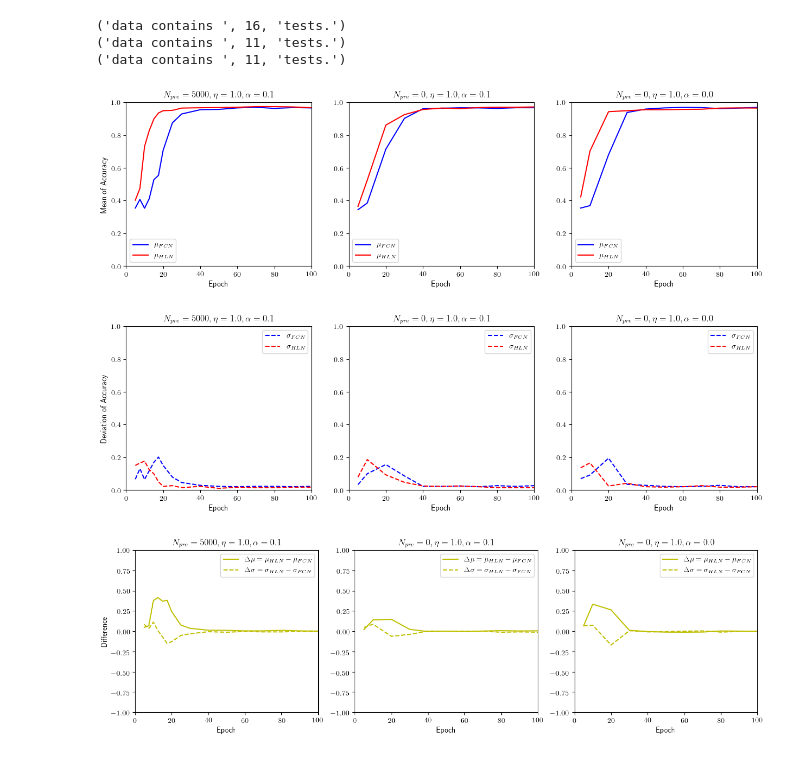
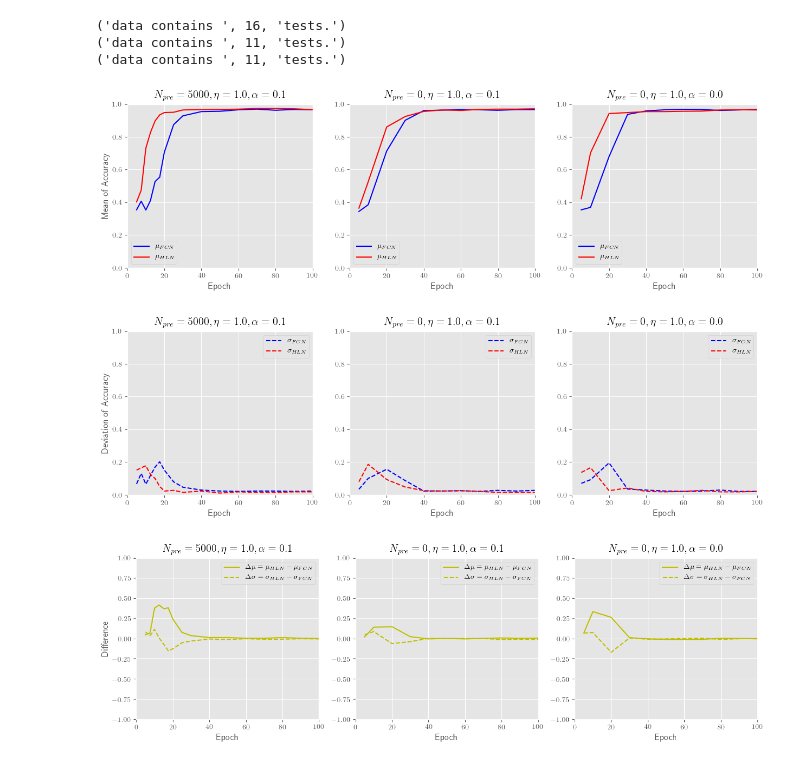
Before and after one commit to hiroki-kyoto/hybrid-learning-net, a Jupyter notebook: Untitled.ipynb, the cells around one changed output. Cells and saved outputs as stored; diff of their text form; code cells hidden in the pictures.

```diff
--- a/Untitled.ipynb
+++ b/Untitled.ipynb
@@ -12,6 +12,7 @@ import matplotlib.pyplot as plt
 import numpy as np
 import sys
 import os
+plt.style.use('ggplot')
 
 fp = [
     'test1/cmp.txt',
@@ -120,36 +121,36 @@ for i in range(ntest):
     plt.subplot(1,ntest,i+1)
     plt.plot(x[i][:], sb[i][:], styles[1][0])
     plt.plot(x[i][:], sh[i][:], styles[1][1])
     plt.legend(legends[1][:])
     plt.title(titles[i])
     plt.xlabel(xlabel)
     plt.axis([0,max(x[0][:]), 0, 1.0])
     if i==0:
         plt.ylabel(ylabels[1])
 #plt.suptitle(suptitles[1])
 plt.savefig(figs[1],dpi=100)
 
 # the model differences
 plt.figure(dpi=100,figsize=[15,4])
 for i in range(ntest):
     plt.subplot(1,ntest,i+1)
     plt.plot(x[i][:], md[i][:], styles[2][0])
     plt.plot(x[i][:], sd[i][:], styles[2][1])
     plt.legend(legends[2][:])
     plt.title(titles[i])
     plt.xlabel(xlabel)
     plt.axis([0,max(x[0][:]), -1.0, 1.0])
     if i==0:
         plt.ylabel(ylabels[2])
 #plt.suptitle(suptitles[2])
 plt.savefig(figs[2],dpi=100)
 # %% [output]
 ('data contains ', 16, 'tests.')
 ('data contains ', 11, 'tests.')
 ('data contains ', 11, 'tests.')
-[figure, old version]
+[figure, new version]
-[figure, old version]
+[figure, new version]
-[figure, old version]
+[figure, new version]
 # %%
 #### draw the comparison between two Nets
 %matplotlib inline
```
Also changed, not shown: parts of 1 cell of this notebook, 20 other files.
